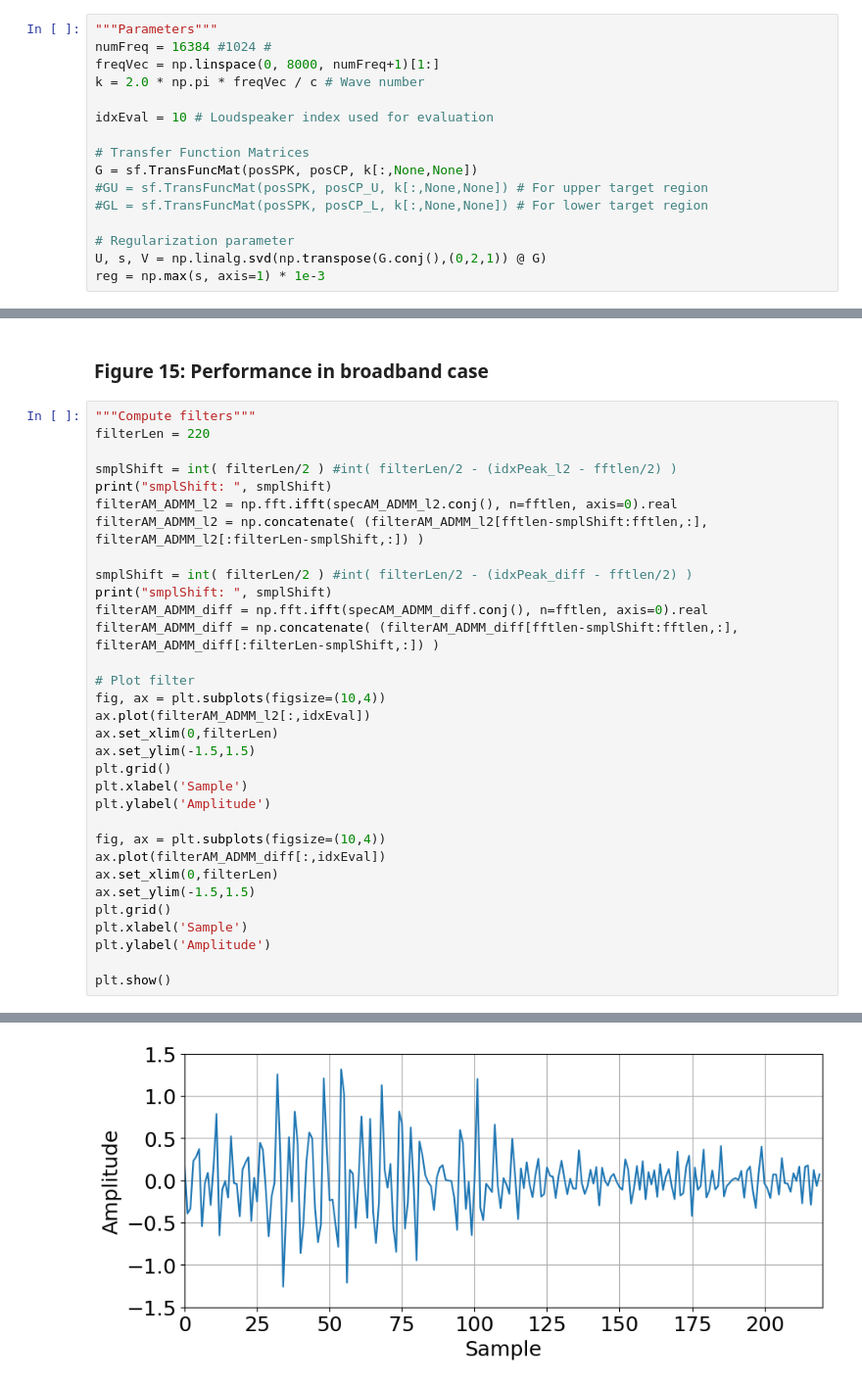
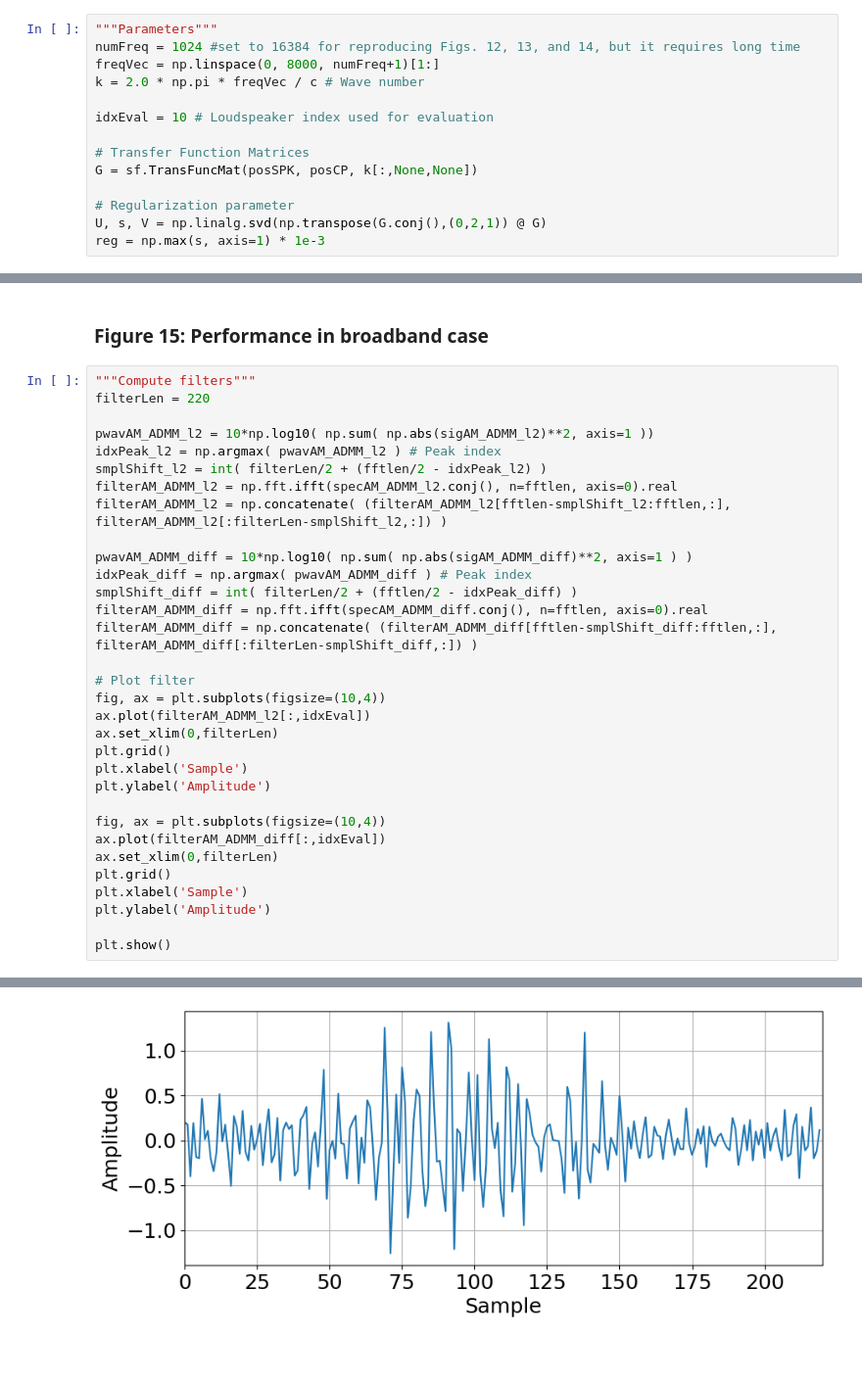
Before and after one commit to sh01k/AmplitudeMatching, a Jupyter notebook: Sect-VI-B.ipynb, the cells around one changed output, grey strips where cells are left out. Shown at 98% size. Cells and saved outputs as stored; diff of their text form; blank space fills up the shorter version.

```diff
--- a/Sect-VI-B.ipynb
+++ b/Sect-VI-B.ipynb
@@ -93,7 +87,7 @@ plt.show()
 ### Figures 12, 13, and 14: Time-domain filters and their magnitude and pahse responses
 # %%
 """Parameters"""
-numFreq = 16384 #1024 #
+numFreq = 1024 #set to 16384 for reproducing Figs. 12, 13, and 14, but it requires long time
 freqVec = np.linspace(0, 8000, numFreq+1)[1:]
 k = 2.0 * np.pi * freqVec / c # Wave number
 
@@ -101,8 +95,6 @@ idxEval = 10 # Loudspeaker index used for evaluation
 
 # Transfer Function Matrices
 G = sf.TransFuncMat(posSPK, posCP, k[:,None,None])
-#GU = sf.TransFuncMat(posSPK, posCP_U, k[:,None,None]) # For upper target region
-#GL = sf.TransFuncMat(posSPK, posCP_L, k[:,None,None]) # For lower target region
 
 # Regularization parameter
 U, s, V = np.linalg.svd(np.transpose(G.conj(),(0,2,1)) @ G)
@@ -277,21 +240,22 @@ filterLen (diff):  179
 """Compute filters"""
 filterLen = 220
 
-smplShift = int( filterLen/2 ) #int( filterLen/2 - (idxPeak_l2 - fftlen/2) )
-print("smplShift: ", smplShift)
+pwavAM_ADMM_l2 = 10*np.log10( np.sum( np.abs(sigAM_ADMM_l2)**2, axis=1 ))
+idxPeak_l2 = np.argmax( pwavAM_ADMM_l2 ) # Peak index
+smplShift_l2 = int( filterLen/2 + (fftlen/2 - idxPeak_l2) )
 filterAM_ADMM_l2 = np.fft.ifft(specAM_ADMM_l2.conj(), n=fftlen, axis=0).real
-filterAM_ADMM_l2 = np.concatenate( (filterAM_ADMM_l2[fftlen-smplShift:fftlen,:], filterAM_ADMM_l2[:filterLen-smplShift,:]) )
+filterAM_ADMM_l2 = np.concatenate( (filterAM_ADMM_l2[fftlen-smplShift_l2:fftlen,:], filterAM_ADMM_l2[:filterLen-smplShift_l2,:]) )
 
-smplShift = int( filterLen/2 ) #int( filterLen/2 - (idxPeak_diff - fftlen/2) )
-print("smplShift: ", smplShift)
+pwavAM_ADMM_diff = 10*np.log10( np.sum( np.abs(sigAM_ADMM_diff)**2, axis=1 ) )
+idxPeak_diff = np.argmax( pwavAM_ADMM_diff ) # Peak index
+smplShift_diff = int( filterLen/2 + (fftlen/2 - idxPeak_diff) )
 filterAM_ADMM_diff = np.fft.ifft(specAM_ADMM_diff.conj(), n=fftlen, axis=0).real
-filterAM_ADMM_diff = np.concatenate( (filterAM_ADMM_diff[fftlen-smplShift:fftlen,:], filterAM_ADMM_diff[:filterLen-smplShift,:]) )
+filterAM_ADMM_diff = np.concatenate( (filterAM_ADMM_diff[fftlen-smplShift_diff:fftlen,:], filterAM_ADMM_diff[:filterLen-smplShift_diff,:]) )
 
 # Plot filter
 fig, ax = plt.subplots(figsize=(10,4))
 ax.plot(filterAM_ADMM_l2[:,idxEval])
 ax.set_xlim(0,filterLen)
-ax.set_ylim(-1.5,1.5)
 plt.grid()
 plt.xlabel('Sample')
 plt.ylabel('Amplitude')
@@ -299,7 +263,6 @@ plt.ylabel('Amplitude')
 fig, ax = plt.subplots(figsize=(10,4))
 ax.plot(filterAM_ADMM_diff[:,idxEval])
 ax.set_xlim(0,filterLen)
-ax.set_ylim(-1.5,1.5)
 plt.grid()
 plt.xlabel('Sample')
 plt.ylabel('Amplitude')
@@ -311 +272 @@ smplShift:  110
-[figure, old version]
+[figure, new version]
```
Also changed, not shown: parts of 8 cells of this notebook, 1 other file.
